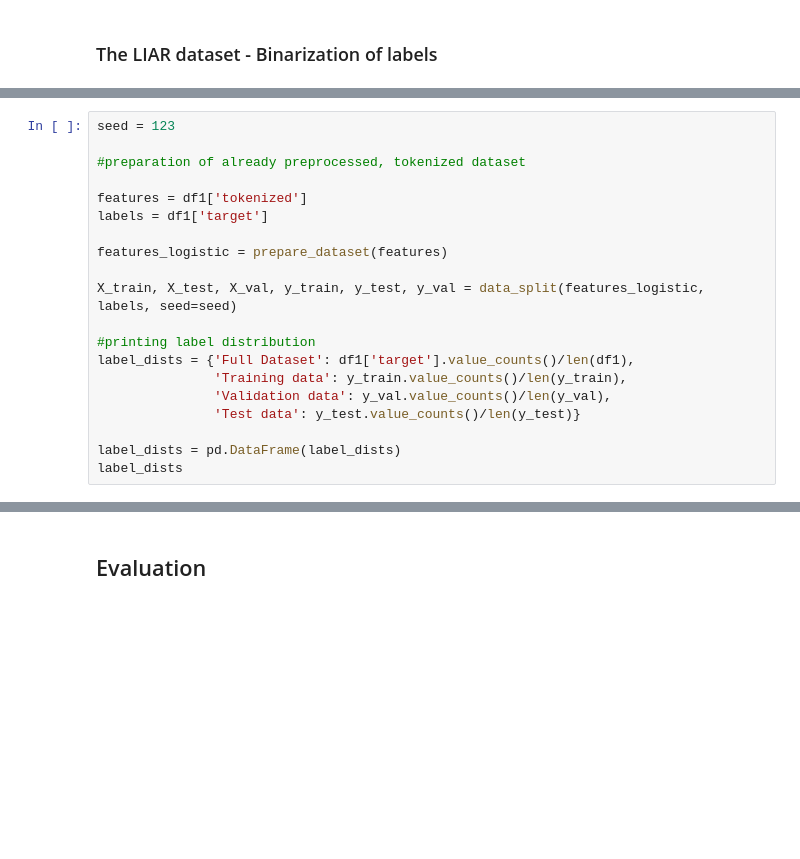
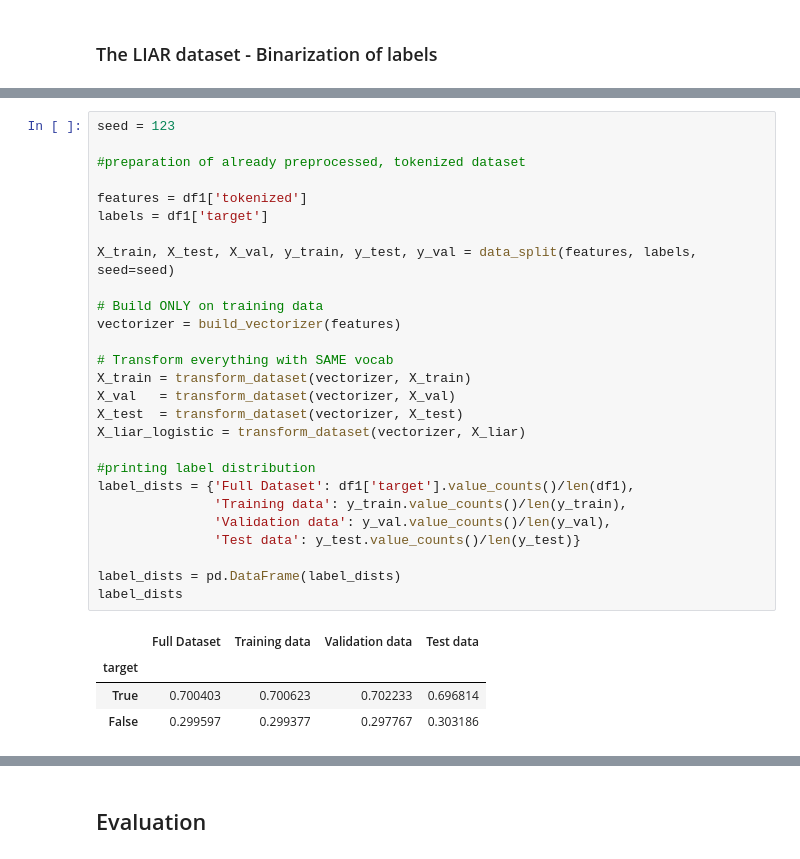
Before and after one commit to MikkelPraestegaard/GDS-final-assignment, a Jupyter notebook: Code.ipynb, the cells around one changed output, grey strips where cells are left out. Saved outputs shown, nothing was run; the diff lists cells and outputs as text; blank space fills up the shorter version.

Commit message:
Full code run and small changes to code structure

```diff
--- a/Code.ipynb
+++ b/Code.ipynb
@@ -305,23 +357,35 @@ NameError: name 'pd' is not defined
 # %%
 seed = 123
 
 #preparation of already preprocessed, tokenized dataset
 
 features = df1['tokenized']
 labels = df1['target']
 
-features_logistic = prepare_dataset(features)
+X_train, X_test, X_val, y_train, y_test, y_val = data_split(features, labels, seed=seed)
 
-X_train, X_test, X_val, y_train, y_test, y_val = data_split(features_logistic, labels, seed=seed)
+# Build ONLY on training data
+vectorizer = build_vectorizer(features)
+
+# Transform everything with SAME vocab
+X_train = transform_dataset(vectorizer, X_train)
+X_val   = transform_dataset(vectorizer, X_val)
+X_test  = transform_dataset(vectorizer, X_test)
+X_liar_logistic = transform_dataset(vectorizer, X_liar)
 
 #printing label distribution
 label_dists = {'Full Dataset': df1['target'].value_counts()/len(df1),
                'Training data': y_train.value_counts()/len(y_train),
                'Validation data': y_val.value_counts()/len(y_val),
                'Test data': y_test.value_counts()/len(y_test)}
 
 label_dists = pd.DataFrame(label_dists)
 label_dists
+# %% [output]
+|  | Full Dataset | Training data | Validation data | Test data |
+| target |  |  |  |  |
+| True | 0.700403 | 0.700623 | 0.702233 | 0.696814 |
+| False | 0.299597 | 0.299377 | 0.297767 | 0.303186 |
 # %%
 # Logistic model
 logistic = LogisticRegression(max_iter=2000, random_state=seed)
```
Also changed, not shown: parts of 17 cells of this notebook.
